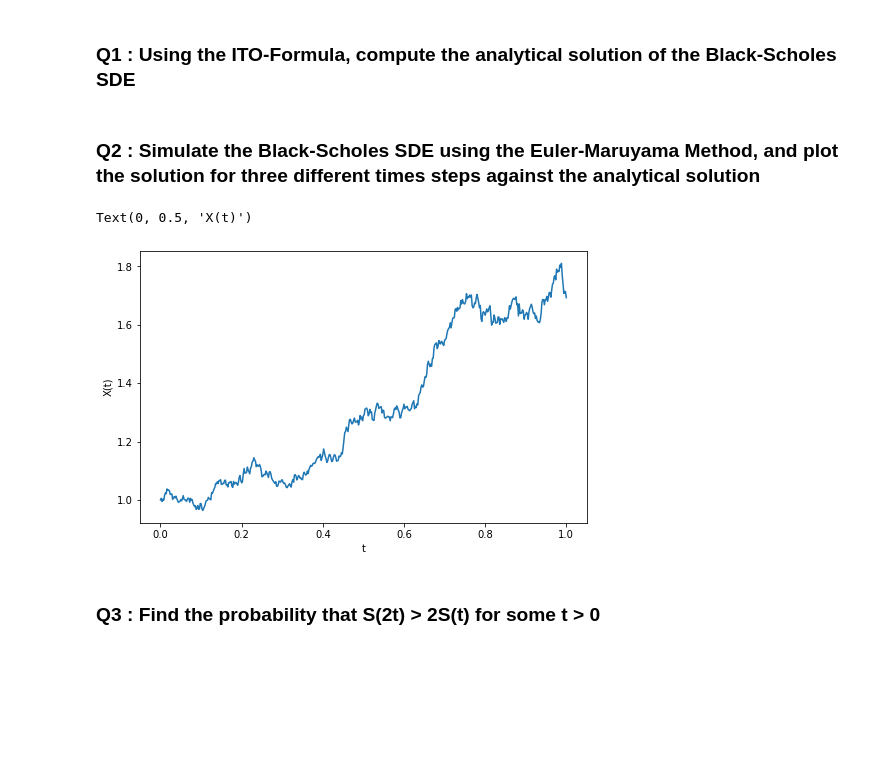
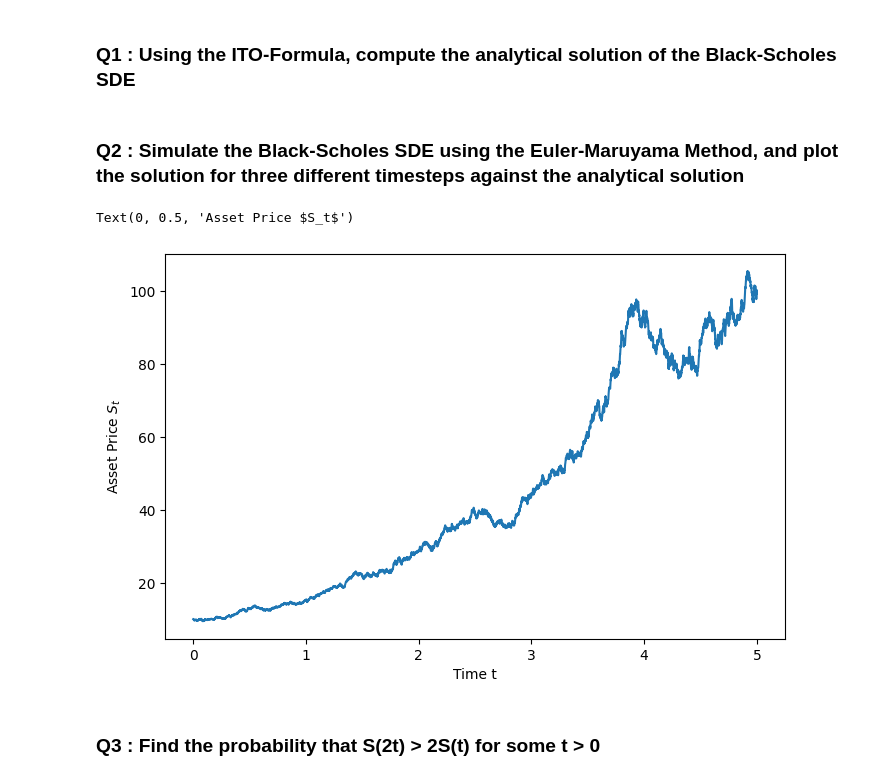
Before and after one commit to AlexandreThy/LINMA2720, a Jupyter notebook: TP2.ipynb, the cells around one changed output. Drawn from its saved outputs; the diff is of its cells as text; code cells hidden in the pictures; blank space fills up the shorter version.

```diff
--- a/TP2.ipynb
+++ b/TP2.ipynb
@@ -30,39 +40,33 @@ where:
 # %% [markdown]
 ### **Q1** : Using the ITO-Formula, compute the analytical solution of the Black-Scholes SDE
 # %% [markdown]
-### **Q2** : Simulate the Black-Scholes SDE using the Euler-Maruyama Method, and plot the solution for three different times steps against the analytical solution
+### **Q2** : Simulate the Black-Scholes SDE using the Euler-Maruyama Method, and plot the solution for three different timesteps against the analytical solution
 # %%
-import numpy as np
-import matplotlib.pyplot as plt
-
-def euler_maruyama_gbm(mu, sigma, X0, T, N):
-
+def euler_maruyama_blackscholes(mu, sigma, X0, T, N):
 
     dt = T / N
     t = np.linspace(0, T, N+1)
     X = np.zeros( N+1)
     X[ 0] = X0
 
     for i in range(N):
         dW = np.sqrt(dt) * np.random.randn()
         X[ i+1] = X[ i] + mu* X[i] * dt + sigma * X[ i] * dW
     return t, X
-
-mu = 0.5   # drift
-sigma = 0.2      # volatility
-X0 = 1.0      # initial value
-T = 1.0       # final time
-N = 500       # steps  # simulate multiple sample paths
-t, X = euler_maruyama_gbm(mu, sigma, X0, T, N)
+mu = 0.5
+sigma = 0.2
+X0 = 10
+T = 5
+N = 5000
+t, S = euler_maruyama_blackscholes(mu, sigma, X0, T, N)
 
 plt.figure(figsize=(8, 5))
-
-plt.plot(t, X, lw=1.5)
-plt.xlabel("t")
-plt.ylabel("X(t)")
+plt.plot(t, S)
+plt.xlabel("Time t")
+plt.ylabel("Asset Price $S_t$")
 # %% [output]
-Text(0, 0.5, 'X(t)')
+Text(0, 0.5, 'Asset Price $S_t$')
-[figure, old version]
+[figure, new version]
 # %% [markdown]
 ### **Q3** : Find the probability that S(2t) > 2S(t) for some t > 0
 # %% [markdown]
```
Also changed, not shown: parts of 17 cells of this notebook.
